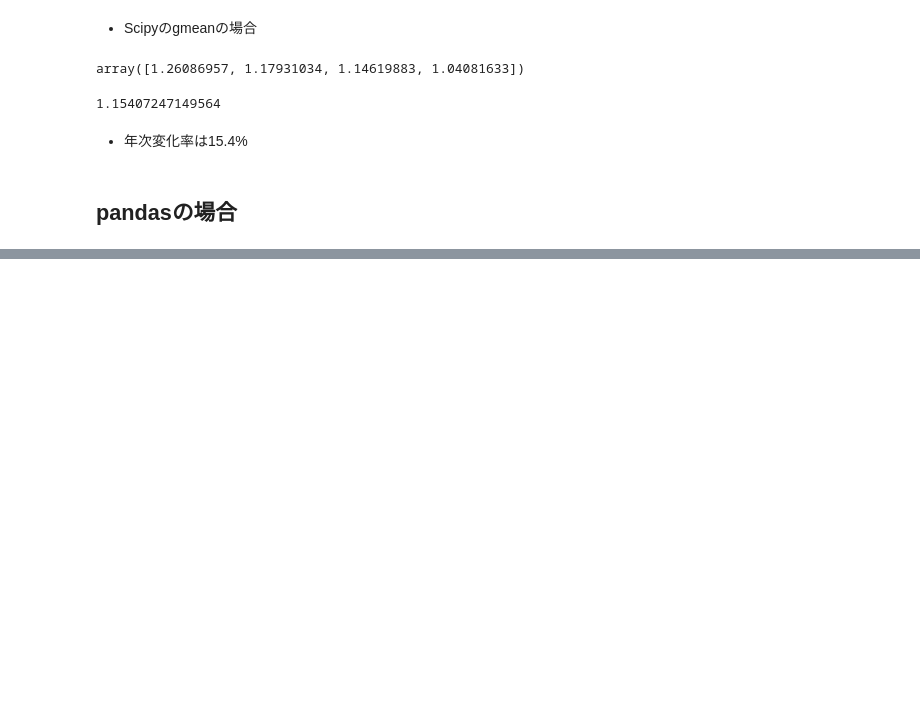
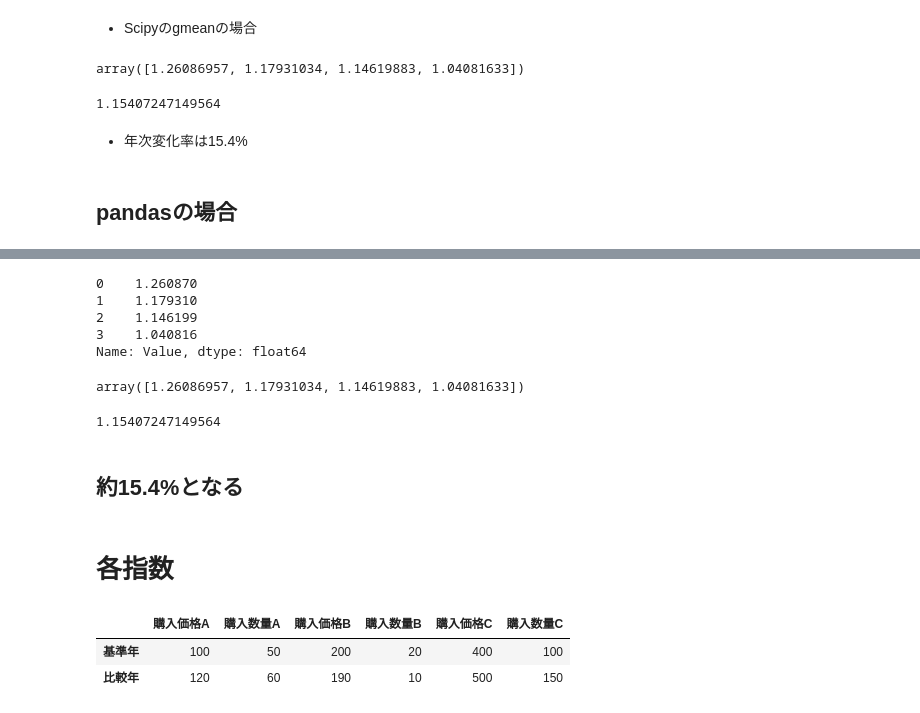
Before and after one commit to phonon-py/ZTest_ws, a Jupyter notebook: z_test.ipynb, the cells around one changed output, grey strips where cells are left out. Drawn from its saved outputs; the diff is of its cells as text; code cells hidden in the pictures; blank space fills up the shorter version.

```diff
--- a/z_test.ipynb
+++ b/z_test.ipynb
@@ -432,0 +435,46 @@ print(df)
+# %%
+x
+# %% [output]
+0    1.260870
+1    1.179310
+2    1.146199
+3    1.040816
+Name: Value, dtype: float64
+# %%
+# NumPyの配列に変換
+x = x.to_numpy()
+x
+# %% [output]
+array([1.26086957, 1.17931034, 1.14619883, 1.04081633])
+# %%
+# 幾何平均をとる
+gmean(x)
+# %% [output]
+1.15407247149564
+# %% [markdown]
+## 約15.4%となる
+# %% [markdown]
+# 各指数
+# %%
+# データの準備
+data = {
+    '購入価格A': [100, 120],
+    '購入数量A': [50, 60],
+    '購入価格B': [200, 190],
+    '購入数量B': [20, 10],
+    '購入価格C': [400, 500],
+    '購入数量C': [100, 150]
+}
+
+# インデックスの設定
+index = ['基準年', '比較年']
+
+# データフレームの作成
+df = pd.DataFrame(data, index=index)
+
+# 結果の表示
+df
+# %% [output]
+|  | 購入価格A | 購入数量A | 購入価格B | 購入数量B | 購入価格C | 購入数量C |
+| 基準年 | 100 | 50 | 200 | 20 | 400 | 100 |
+| 比較年 | 120 | 60 | 190 | 10 | 500 | 150 |
```
Also changed, not shown: parts of 4 cells of this notebook.
